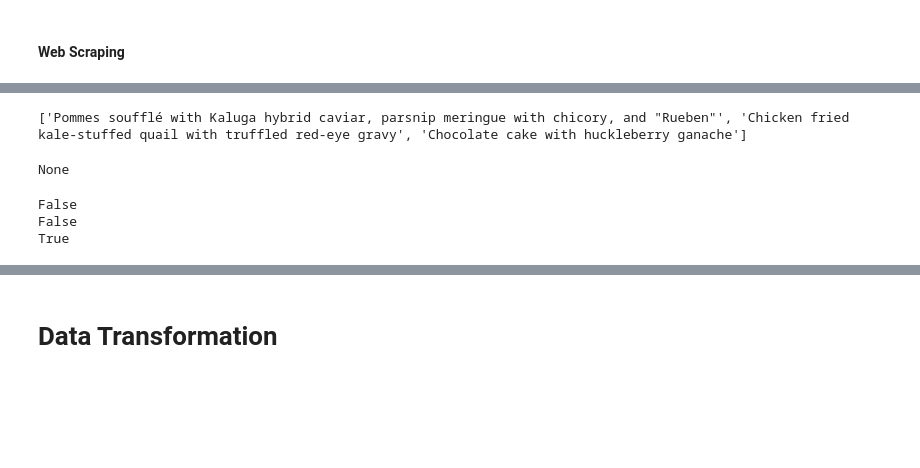
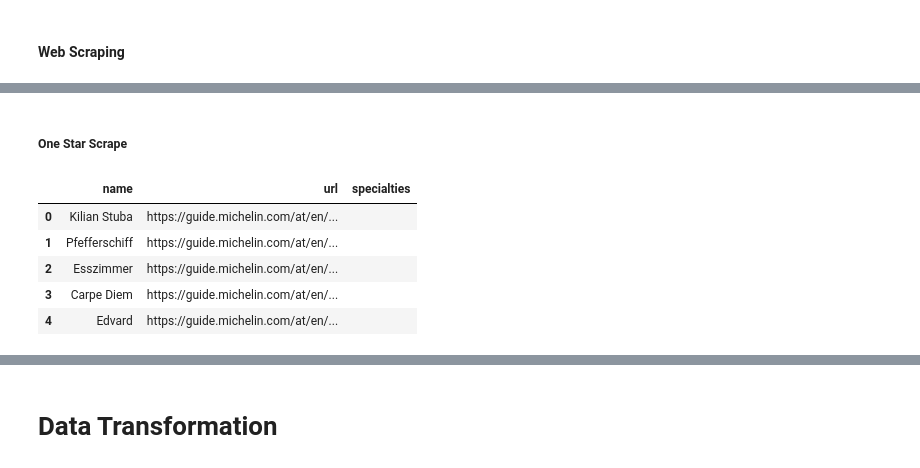
Before and after one commit to sunwoo-kim20/etl-european-restaurants, a Jupyter notebook: etl-michelin-restaurants.ipynb, the cells around one changed output, grey strips where cells are left out. Saved outputs shown, nothing was run; the diff lists cells and outputs as text; code cells hidden in the pictures; blank space fills up the shorter version.

```diff
--- a/etl-michelin-restaurants.ipynb
+++ b/etl-michelin-restaurants.ipynb
@@ -249,19 +237,0 @@ def michelin_web_scrape(specials_df, iteration):
-# %%
-url = "https://guide.michelin.com/us/en/california/south-san-francisco/restaurant/chez-tj"
-browser.visit(url)
-time.sleep(1)
-html = browser.html
-soup = bs(html, 'html.parser')
-specialties = soup.find('ul', class_ ="restaurant-details__text-componets--list")
-
-foods = specialties.find_all('li')
-specials=[]
-for food in foods:
-    specials.append(food.text)
-print(specials)
-# %% [output]
-['Pommes soufflé with Kaluga hybrid caviar, parsnip meringue with chicory, and "Rueben"', 'Chicken fried kale-stuffed quail with truffled red-eye gravy', 'Chocolate cake with huckleberry ganache']
-# %%
-print(specialties)
-# %% [output]
-None
@@ -270,10 +238,14 @@ browser.quit()
-# %%
-test_df = pd.DataFrame({"hello": [1,2,3]})
-test_df.head()
-for index, row in test_df.iterrows():
-
-    print(test_df.shape[0]-1 == index)
-# %% [output]
-False
-False
-True
+# %% [markdown]
+##### One Star Scrape
+# %%
+# Create new dataframe with restaurant name and url info to hold scraped data
+one_star_specialties_df = raw_one_star_df[['name','url']].copy()
+one_star_specialties_df["specialties"] = ""
+one_star_specialties_df.head()
+# %% [output]
+|  | name | url | specialties |
+| 0 | Kilian Stuba | https://guide.michelin.com/at/en/... |  |
+| 1 | Pfefferschiff | https://guide.michelin.com/at/en/... |  |
+| 2 | Esszimmer | https://guide.michelin.com/at/en/... |  |
+| 3 | Carpe Diem | https://guide.michelin.com/at/en/... |  |
+| 4 | Edvard | https://guide.michelin.com/at/en/... |  |
```
Also changed, not shown: parts of 16 cells of this notebook.
